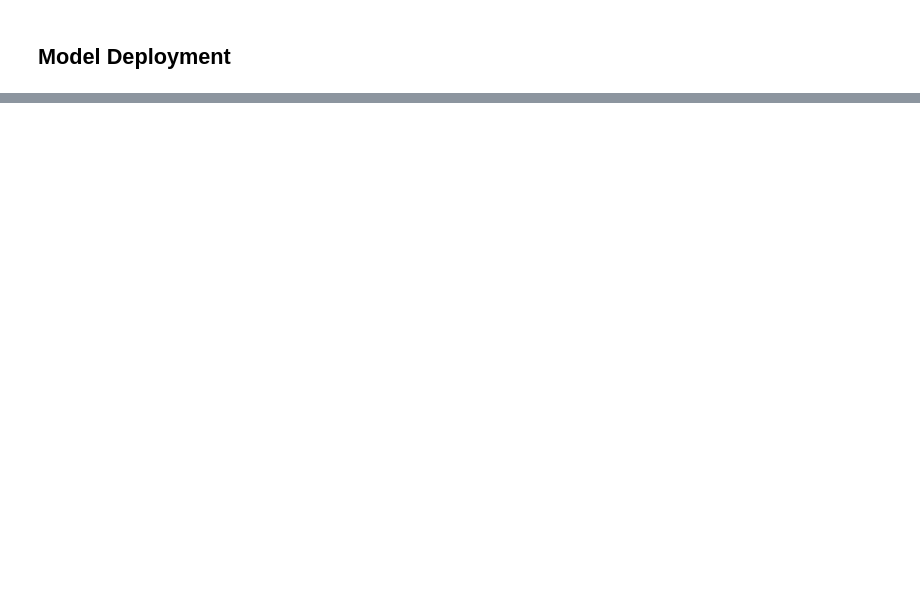
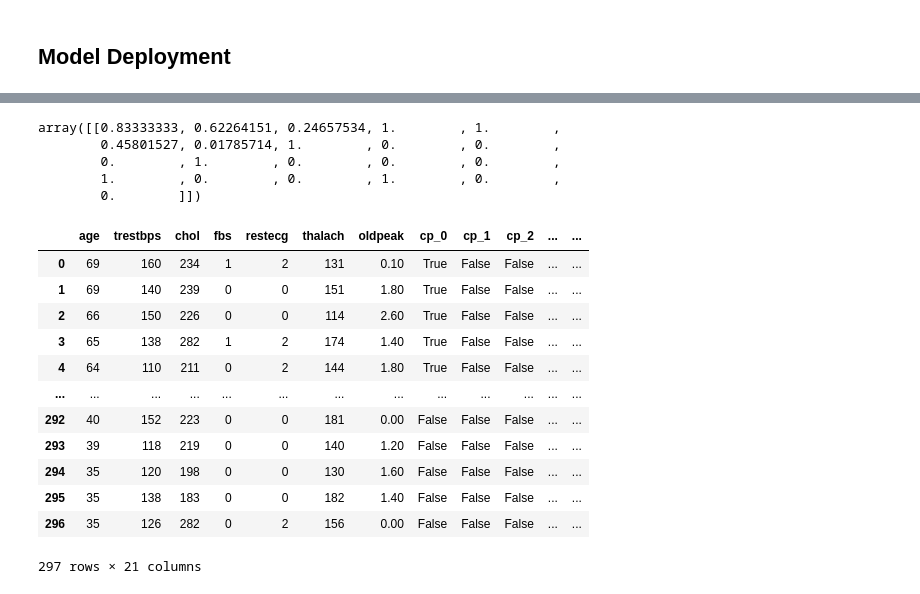
Before and after one commit to vishgm/PD-Bootcamp-ProblemStatement-1, a Jupyter notebook: jupy-notebooks/Rnd_Problem_statement_1.ipynb, the cells around one changed output, grey strips where cells are left out. Cells and saved outputs as stored; diff of their text form; code cells hidden in the pictures; blank space fills up the shorter version.

```diff
--- a/jupy-notebooks/Rnd_Problem_statement_1.ipynb
+++ b/jupy-notebooks/Rnd_Problem_statement_1.ipynb
@@ -841,0 +868,24 @@ labels[oos_predict[0]]
+# %%
+scaler_test.transform([X.loc[0].values.tolist()])
+# %% [output]
+array([[0.83333333, 0.62264151, 0.24657534, 1.        , 1.        ,
+        0.45801527, 0.01785714, 1.        , 0.        , 0.        ,
+        0.        , 1.        , 0.        , 0.        , 0.        ,
+        1.        , 0.        , 0.        , 1.        , 0.        ,
+        0.        ]])
+# %%
+X
+# %% [output]
+|  | age | trestbps | chol | fbs | restecg | thalach | oldpeak | cp_0 | cp_1 | cp_2 | ... | ... |
+| 0 | 69 | 160 | 234 | 1 | 2 | 131 | 0.10 | True | False | False | ... | ... |
+| 1 | 69 | 140 | 239 | 0 | 0 | 151 | 1.80 | True | False | False | ... | ... |
+| 2 | 66 | 150 | 226 | 0 | 0 | 114 | 2.60 | True | False | False | ... | ... |
+| 3 | 65 | 138 | 282 | 1 | 2 | 174 | 1.40 | True | False | False | ... | ... |
+| 4 | 64 | 110 | 211 | 0 | 2 | 144 | 1.80 | True | False | False | ... | ... |
+| ... | ... | ... | ... | ... | ... | ... | ... | ... | ... | ... | ... | ... |
+| 292 | 40 | 152 | 223 | 0 | 0 | 181 | 0.00 | False | False | False | ... | ... |
+| 293 | 39 | 118 | 219 | 0 | 0 | 140 | 1.20 | False | False | False | ... | ... |
+| 294 | 35 | 120 | 198 | 0 | 0 | 130 | 1.60 | False | False | False | ... | ... |
+| 295 | 35 | 138 | 183 | 0 | 0 | 182 | 1.40 | False | False | False | ... | ... |
+| 296 | 35 | 126 | 282 | 0 | 2 | 156 | 0.00 | False | False | False | ... | ... |
+297 rows × 21 columns
```
Also changed, not shown: parts of 43 cells of this notebook, 2 other files.
